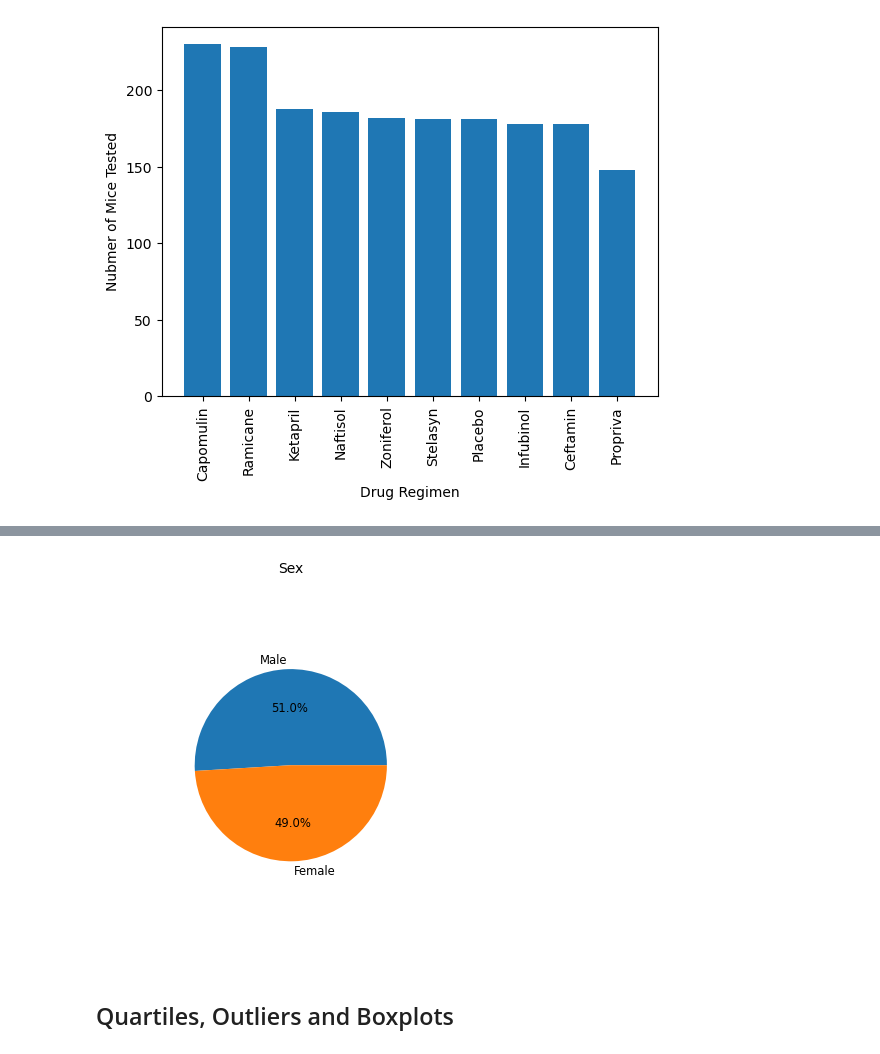
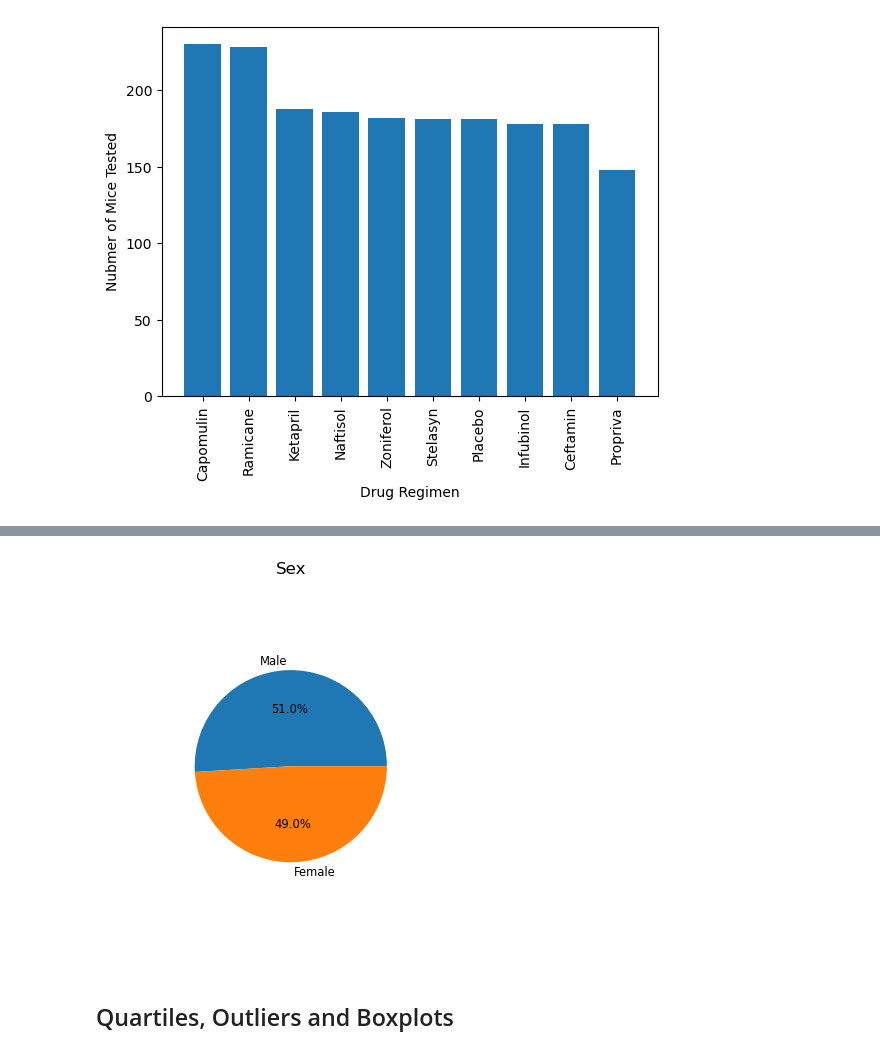
Before and after one commit to Abby-Boulter/Challenge-5-Module, a Jupyter notebook: Pymaceuticals/pymaceuticals_homework.ipynb, the cells around one changed output, grey strips where cells are left out. Cells and saved outputs as stored; diff of their text form; code cells hidden in the pictures.

```diff
--- a/Pymaceuticals/pymaceuticals_homework.ipynb
+++ b/Pymaceuticals/pymaceuticals_homework.ipynb
@@ -138,11 +141,11 @@ gender_panda.plot(kind='pie', autopct="%.1f%%", figsize=(3,3), fontsize=8);
 # %%
 # Generate a pie plot showing the distribution of female versus male mice using pyplot
 values = gender_panda.values.tolist()
 labels = gender_panda.index.tolist()
 plt.pie(values, labels=labels,autopct="%1.1f%%", radius=0.65, textprops={'size': 'small'});
-plt.title('Sex', fontsize=10, loc='center');
+plt.title('Sex', fontsize=12, loc='center');
 # %% [output]
-[figure, old version]
+[figure, new version]
 # %% [markdown]
 ## Quartiles, Outliers and Boxplots
 # %%
```
Also changed, not shown: parts of 9 cells of this notebook.
